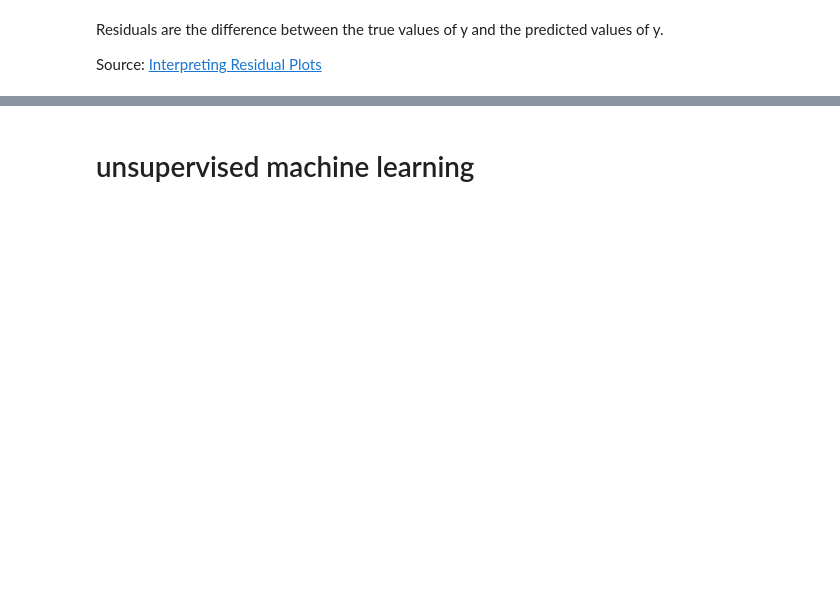
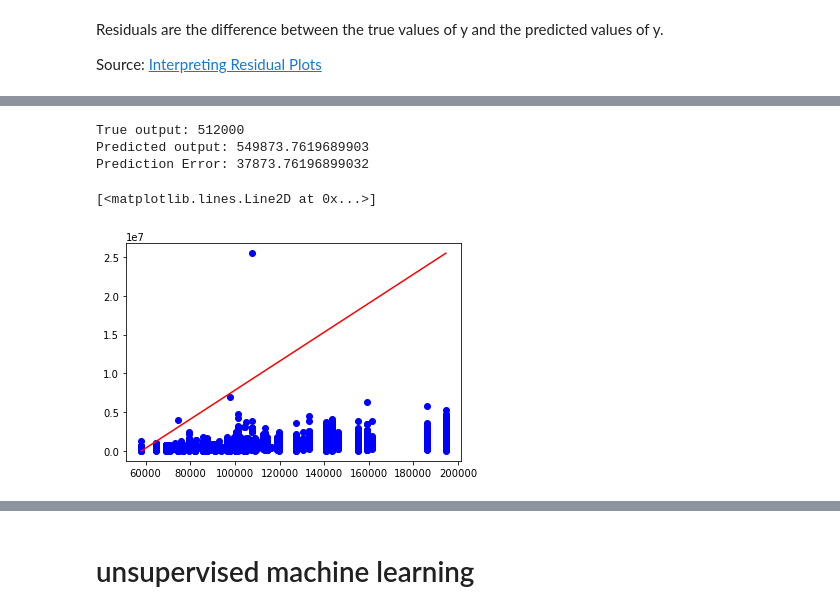
Before and after one commit to chrissnead/Home_Value_Analysis, a Jupyter notebook: Multiple_Linear_Regression.ipynb, the cells around one changed output, grey strips where cells are left out. Cells and saved outputs as stored; diff of their text form; code cells hidden in the pictures; blank space fills up the shorter version.

Commit message:
adding regression model jupyter notebook

```diff
--- a/Multiple_Linear_Regression.ipynb
+++ b/Multiple_Linear_Regression.ipynb
@@ -10,4 +10,6 @@ source = "Resources/portland_housing.csv"
 # eventually it will be house sales and zip code data combined.
 # %%
 data = pd.read_csv(source)
-data.head()
+data.tail()
+data = data.dropna()
+data
@@ -15,8 +53,8 @@ data.head()
 # multivariate linear regression1
 We need to clean our data before starting the model. NaN values are throwing errors.
 # %%
-X = data[['bathrooms','bedrooms', 'yearBuilt']]
-y = data['zestimate']
+X = data[['Zip Mean HHI']]
+y = data['Sale Price']
 # %%
 from sklearn.model_selection import train_test_split
 
@@ -53,0 +107,21 @@ plt.show()
+# %%
+predictions = model.predict(X)
+print(f"True output: {y[0]}")
+print(f"Predicted output: {predictions[0]}")
+print(f"Prediction Error: {predictions[0]-y[0]}")
+# %% [output]
+True output: 512000
+Predicted output: 549873.7619689903
+Prediction Error: 37873.76196899032
+# %%
+x_min = X.min()
+x_max = X.max()
+# %%
+y_min_actual = y.min()
+y_max_actual = y.max()
+# %%
+plt.scatter(X, y, c='blue')
+plt.plot([x_min, x_max], [y_min_actual, y_max_actual], c='red')
+# %% [output]
+[<matplotlib.lines.Line2D at 0x...>]
+[figure, added]
```
Also changed, not shown: parts of 9 cells of this notebook.
